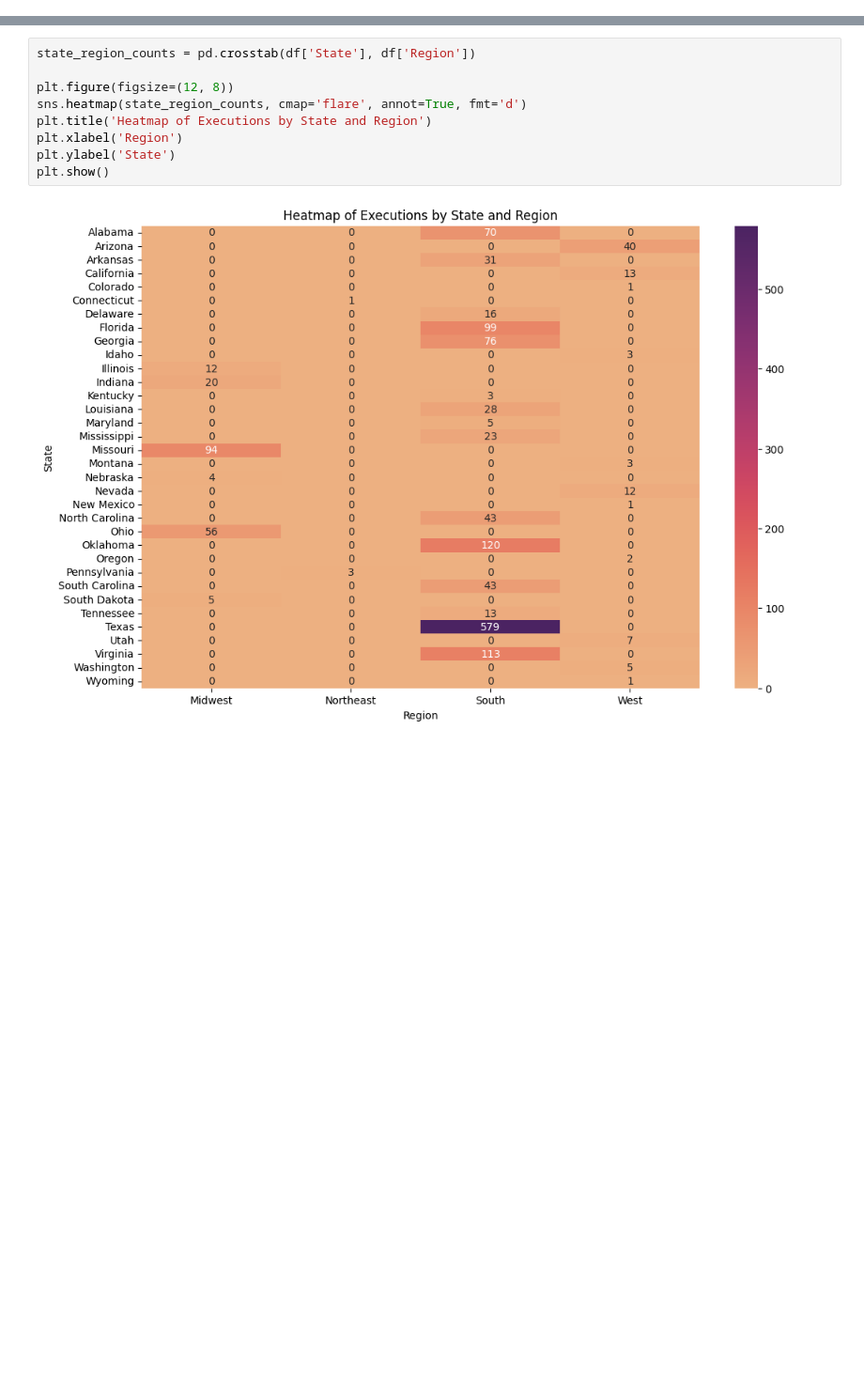
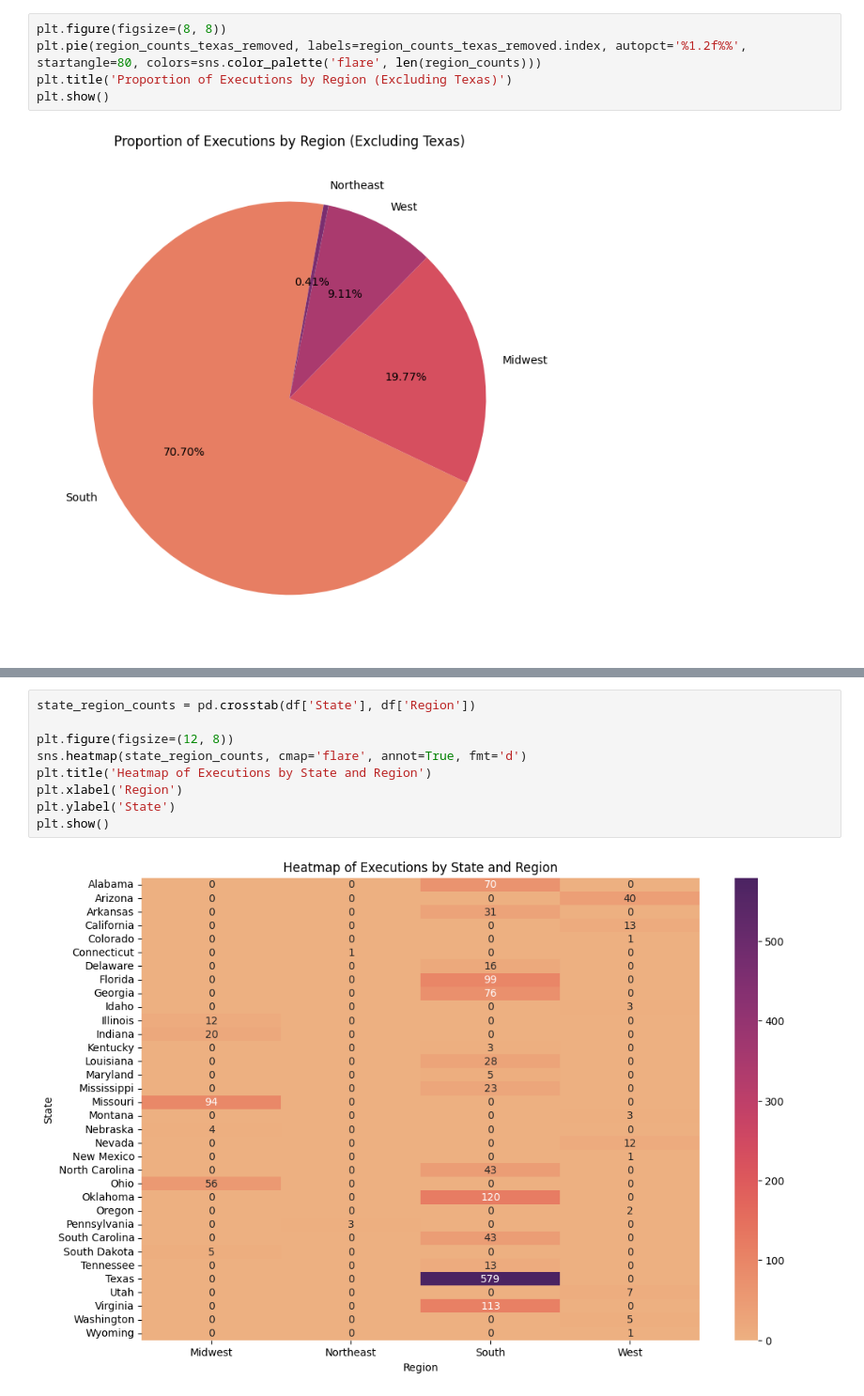
Before and after one commit to jrdn-sentosa/Geographic_Correlations_to_Executions, a Jupyter notebook: Group_13.ipynb, the cells around one changed output, grey strips where cells are left out. Shown at 94% size. Drawn from its saved outputs; the diff is of its cells as text; blank space fills up the shorter version.

```diff
--- a/Group_13.ipynb
+++ b/Group_13.ipynb
@@ -94,4 +116,11 @@ plt.title('Proportion of Executions by Region')
 plt.show()
 # %% [output]
 [figure]
+# %%
+plt.figure(figsize=(8, 8))
+plt.pie(region_counts_texas_removed, labels=region_counts_texas_removed.index, autopct='%1.2f%%', startangle=80, colors=sns.color_palette('flare', len(region_counts)))
+plt.title('Proportion of Executions by Region (Excluding Texas)')
+plt.show()
+# %% [output]
+[figure, added]
 # %%
```
Also changed, not shown: parts of 18 cells of this notebook.
